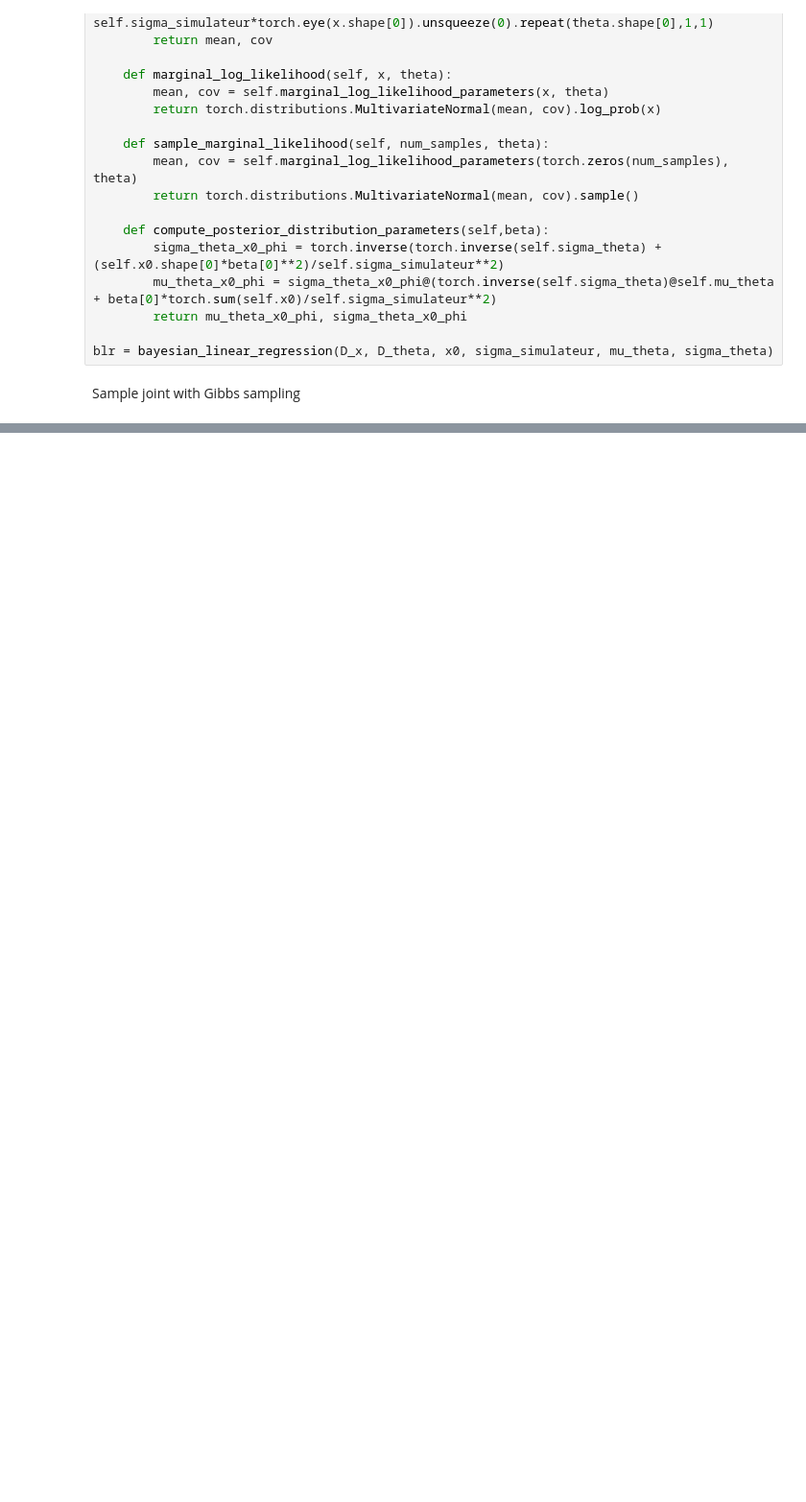
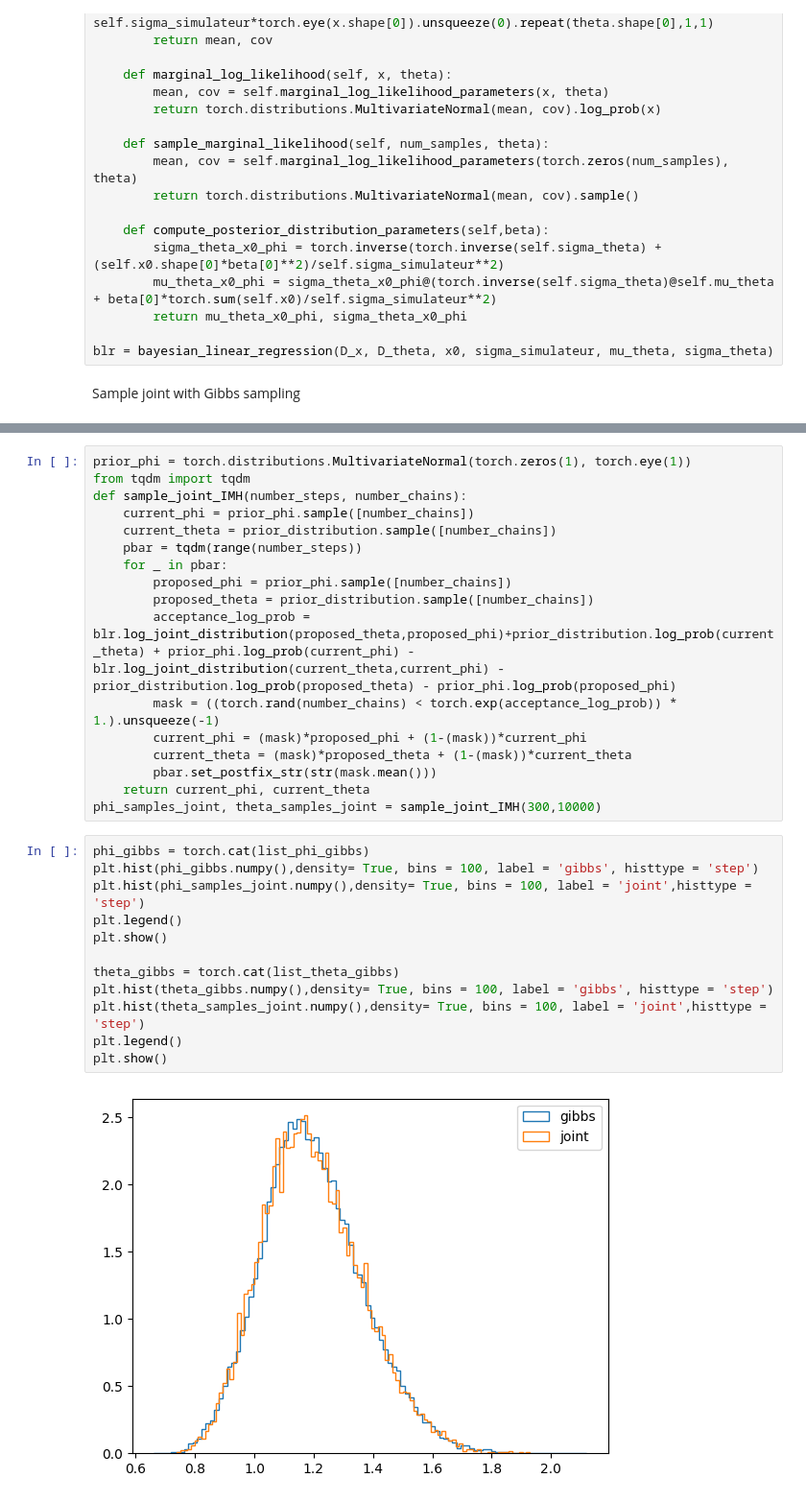
Before and after one commit to ElouanARGOUARCH/JointTraining, a Jupyter notebook: experiments/Bayesian Linear Regression.ipynb, the cells around one changed output, grey strips where cells are left out. Shown at 96% size. Drawn from its saved outputs; the diff is of its cells as text; blank space fills up the shorter version.

```diff
--- a/experiments/Bayesian Linear Regression.ipynb
+++ b/experiments/Bayesian Linear Regression.ipynb
@@ -160,0 +166,31 @@ ESS theta  tensor([225.5806])
+# %%
+prior_phi = torch.distributions.MultivariateNormal(torch.zeros(1), torch.eye(1))
+from tqdm import tqdm
+def sample_joint_IMH(number_steps, number_chains):
+    current_phi = prior_phi.sample([number_chains])
+    current_theta = prior_distribution.sample([number_chains])
+    pbar = tqdm(range(number_steps))
+    for _ in pbar:
+        proposed_phi = prior_phi.sample([number_chains])
+        proposed_theta = prior_distribution.sample([number_chains])
+        acceptance_log_prob = blr.log_joint_distribution(proposed_theta,proposed_phi)+prior_distribution.log_prob(current_theta) + prior_phi.log_prob(current_phi) - blr.log_joint_distribution(current_theta,current_phi) -prior_distribution.log_prob(proposed_theta) - prior_phi.log_prob(proposed_phi)
+        mask = ((torch.rand(number_chains) < torch.exp(acceptance_log_prob)) * 1.).unsqueeze(-1)
+        current_phi = (mask)*proposed_phi + (1-(mask))*current_phi
+        current_theta = (mask)*proposed_theta + (1-(mask))*current_theta
+        pbar.set_postfix_str(str(mask.mean()))
+    return current_phi, current_theta
+phi_samples_joint, theta_samples_joint = sample_joint_IMH(300,10000)
+# %%
+phi_gibbs = torch.cat(list_phi_gibbs)
+plt.hist(phi_gibbs.numpy(),density= True, bins = 100, label = 'gibbs', histtype = 'step')
+plt.hist(phi_samples_joint.numpy(),density= True, bins = 100, label = 'joint',histtype = 'step')
+plt.legend()
+plt.show()
+
+theta_gibbs = torch.cat(list_theta_gibbs)
+plt.hist(theta_gibbs.numpy(),density= True, bins = 100, label = 'gibbs', histtype = 'step')
+plt.hist(theta_samples_joint.numpy(),density= True, bins = 100, label = 'joint',histtype = 'step')
+plt.legend()
+plt.show()
+# %% [output]
+[figure, added]
```
Also changed, not shown: parts of 15 cells of this notebook, 2 other files.
